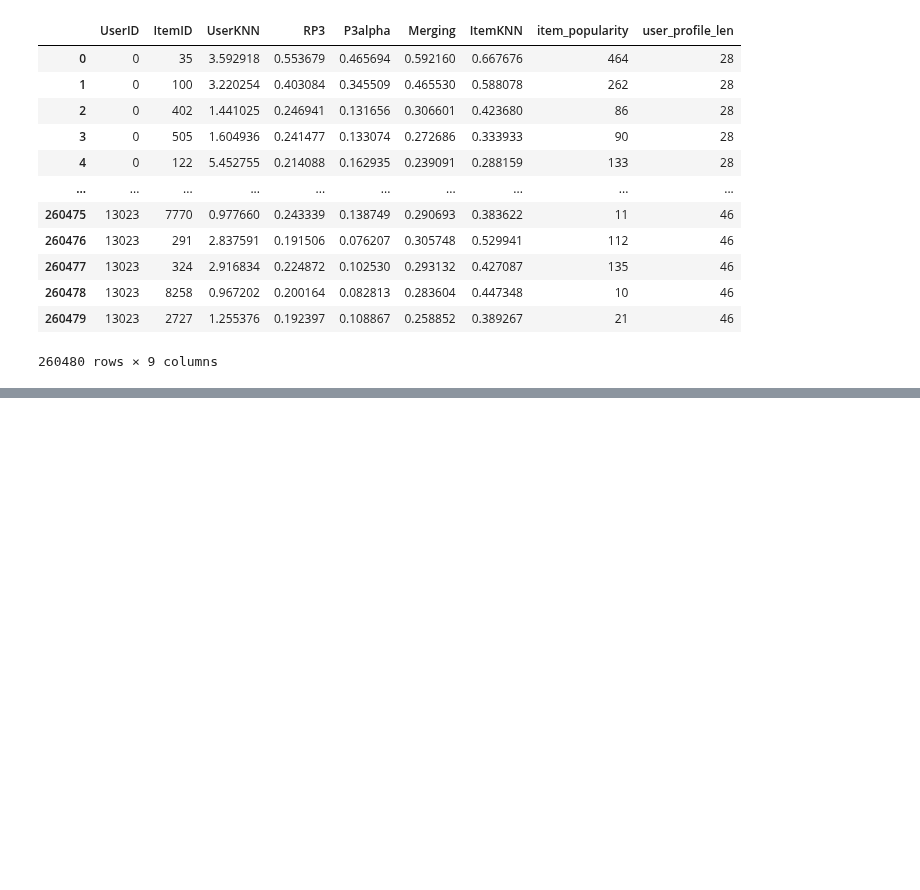
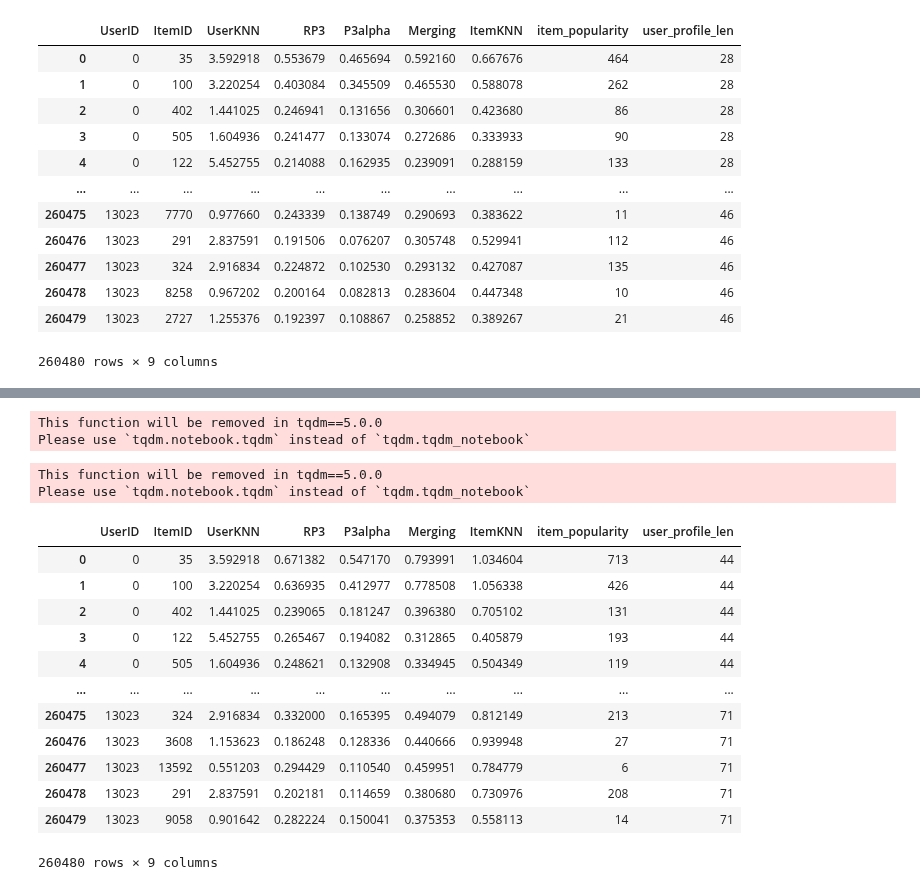
Before and after one commit to CarloSgaravatti/Recsys_Challenge_2023, a Jupyter notebook: challenge_notebooks/xgboost.ipynb, the cells around one changed output, grey strips where cells are left out. Saved outputs shown, nothing was run; the diff lists cells and outputs as text; code cells hidden in the pictures; blank space fills up the shorter version.

```diff
--- a/challenge_notebooks/xgboost.ipynb
+++ b/challenge_notebooks/xgboost.ipynb
@@ -695,0 +837,15 @@ if config['save_github'] and config['tune_parameters']:
+# %%
+recommender_item = ItemKNNCFRecommender(URM_all)
+recommender_item.fit(**params_item_knn)
+
+recommender_rp3 = RP3betaRecommender(URM_all)
+recommender_rp3.fit(**params_rp3)
+
+recommender_p3a = P3alphaRecommender(URM_all)
+recommender_p3a.fit(**params_p3alpha)
+
+hybrid_similarity = ItemKNNSimilarityHybridRecommender(URM_all, recommender_item.W_sparse, recommender_rp3.W_sparse)
+hybrid_similarity.fit(**params_merging)
+
+weights = [params_lr_comb['w1'], params_lr_comb['w2'], params_lr_comb['w3']]
+linear_combinator = LinearCombinationRecommender(URM_all, [recommender_item, recommender_rp3, recommender_p3a], weights)
@@ -695,0 +866,51 @@ if config['save_github'] and config['tune_parameters']:
+# %%
+cutoff = 20
+n_users, n_items = URM_all.shape
+
+prediction_dataframe = pd.DataFrame(index=range(0, n_users), columns = ["ItemID"])
+prediction_dataframe.index.name='UserID'
+
+for user_id in tqdm.tqdm_notebook(range(n_users)):
+    recommendations = linear_combinator.recommend(user_id, cutoff = cutoff)
+    prediction_dataframe.loc[user_id, "ItemID"] = recommendations
+
+prediction_dataframe = prediction_dataframe.explode("ItemID")
+
+for user_id in tqdm.tqdm_notebook(range(n_users)):
+    item_list = prediction_dataframe.loc[user_id, "ItemID"].values.tolist()
+
+    prediction_dataframe.loc[user_id, 'UserKNN'] = recommender_user._compute_item_score([user_id], items_to_compute = item_list)[0, item_list]
+    prediction_dataframe.loc[user_id, 'RP3'] = recommender_rp3._compute_item_score([user_id], items_to_compute = item_list)[0, item_list]
+    prediction_dataframe.loc[user_id, 'P3alpha'] = recommender_p3a._compute_item_score([user_id], items_to_compute = item_list)[0, item_list]
+    prediction_dataframe.loc[user_id, 'Merging'] = hybrid_similarity._compute_item_score([user_id], items_to_compute = item_list)[0, item_list]
+    prediction_dataframe.loc[user_id, 'ItemKNN'] = recommender_item._compute_item_score([user_id], items_to_compute = item_list)[0, item_list]
+
+prediction_dataframe = prediction_dataframe.reset_index()
+prediction_dataframe = prediction_dataframe.rename(columns = {"index": "UserID"})
+
+item_popularity = np.ediff1d(sps.csc_matrix(URM_all).indptr)
+prediction_dataframe['item_popularity'] = item_popularity[prediction_dataframe["ItemID"].values.astype(int)]
+user_popularity = np.ediff1d(sps.csr_matrix(URM_all).indptr)
+prediction_dataframe['user_profile_len'] = user_popularity[prediction_dataframe["UserID"].values.astype(int)]
+
+prediction_dataframe["UserID"] = prediction_dataframe["UserID"].astype("category")
+prediction_dataframe["ItemID"] = prediction_dataframe["ItemID"].astype("category")
+prediction_dataframe
+# %% [output]
+This function will be removed in tqdm==5.0.0
+Please use `tqdm.notebook.tqdm` instead of `tqdm.tqdm_notebook`
+This function will be removed in tqdm==5.0.0
+Please use `tqdm.notebook.tqdm` instead of `tqdm.tqdm_notebook`
+|  | UserID | ItemID | UserKNN | RP3 | P3alpha | Merging | ItemKNN | item_popularity | user_profile_len |
+| 0 | 0 | 35 | 3.592918 | 0.671382 | 0.547170 | 0.793991 | 1.034604 | 713 | 44 |
+| 1 | 0 | 100 | 3.220254 | 0.636935 | 0.412977 | 0.778508 | 1.056338 | 426 | 44 |
+| 2 | 0 | 402 | 1.441025 | 0.239065 | 0.181247 | 0.396380 | 0.705102 | 131 | 44 |
+| 3 | 0 | 122 | 5.452755 | 0.265467 | 0.194082 | 0.312865 | 0.405879 | 193 | 44 |
+| 4 | 0 | 505 | 1.604936 | 0.248621 | 0.132908 | 0.334945 | 0.504349 | 119 | 44 |
+| ... | ... | ... | ... | ... | ... | ... | ... | ... | ... |
+| 260475 | 13023 | 324 | 2.916834 | 0.332000 | 0.165395 | 0.494079 | 0.812149 | 213 | 71 |
+| 260476 | 13023 | 3608 | 1.153623 | 0.186248 | 0.128336 | 0.440666 | 0.939948 | 27 | 71 |
+| 260477 | 13023 | 13592 | 0.551203 | 0.294429 | 0.110540 | 0.459951 | 0.784779 | 6 | 71 |
+| 260478 | 13023 | 291 | 2.837591 | 0.202181 | 0.114659 | 0.380680 | 0.730976 | 208 | 71 |
+| 260479 | 13023 | 9058 | 0.901642 | 0.282224 | 0.150041 | 0.375353 | 0.558113 | 14 | 71 |
+260480 rows × 9 columns
```
Also changed, not shown: parts of 19 cells of this notebook.
